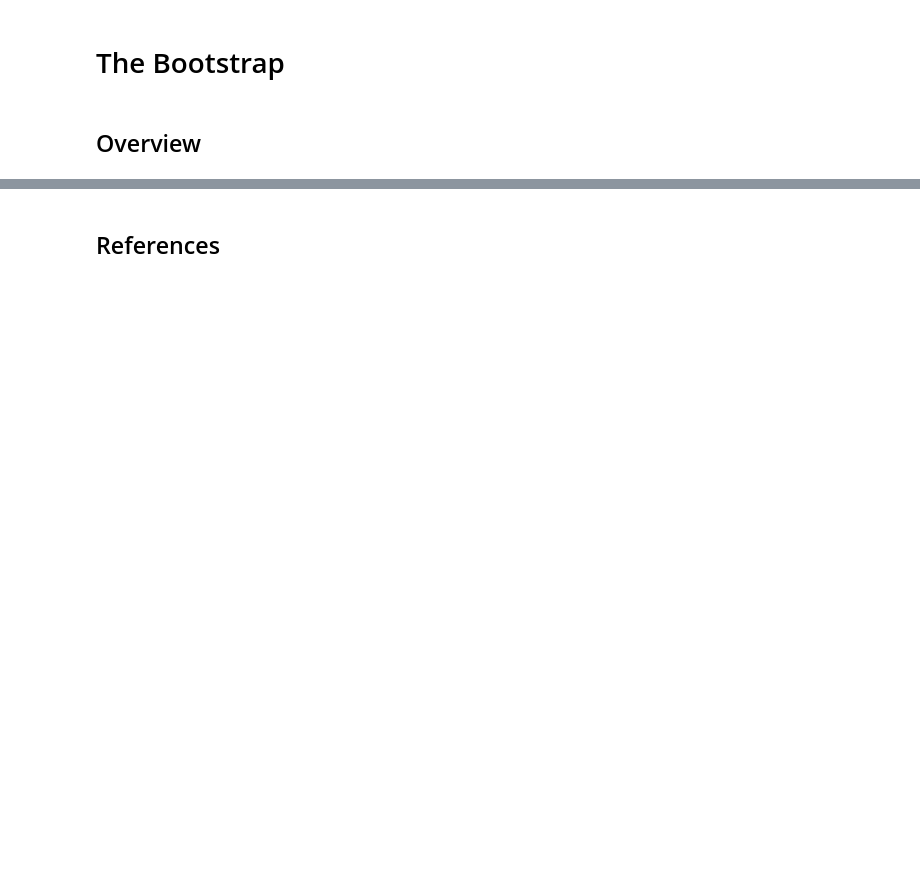
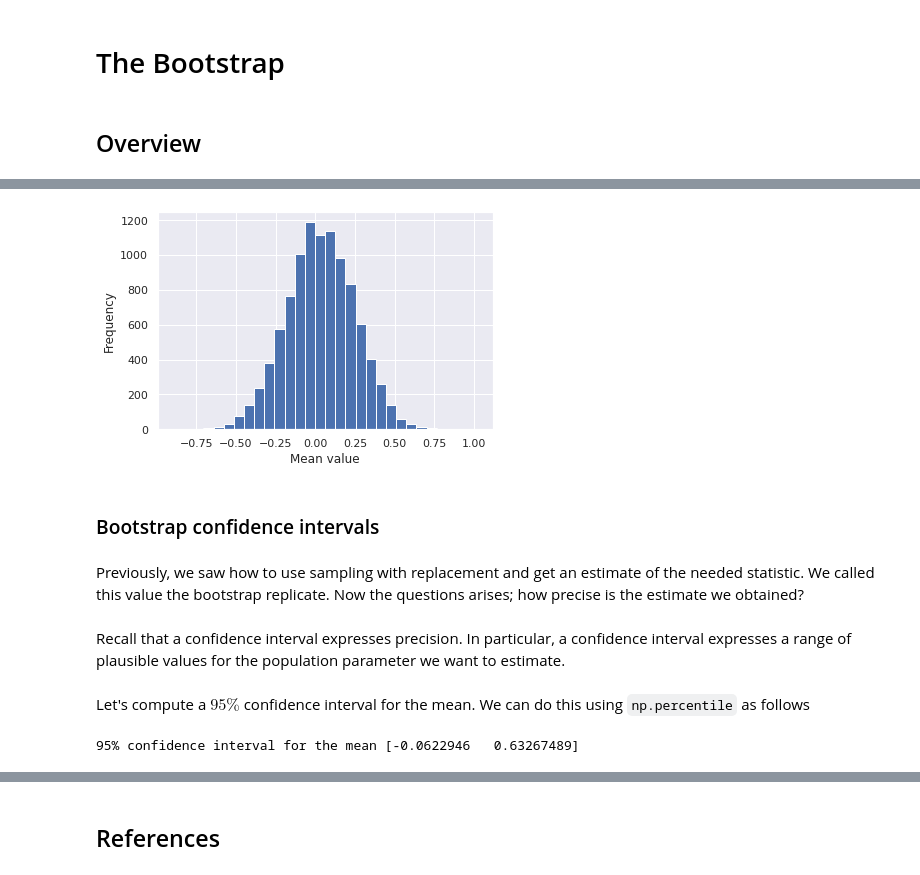
Before and after one commit to pockerman/probability_and_statistics_notes, a Jupyter notebook: probability_and_statistics/simulation_methods/the_bootstrap.ipynb, the cells around one changed output, grey strips where cells are left out. Drawn from its saved outputs; the diff is of its cells as text; code cells hidden in the pictures; blank space fills up the shorter version.

````diff
--- a/probability_and_statistics/simulation_methods/the_bootstrap.ipynb
+++ b/probability_and_statistics/simulation_methods/the_bootstrap.ipynb
@@ -22,0 +148,19 @@ Calculating $se$ requires that we know $\sigma^2$.
+# %%
+_ = plt.hist(sample_means, bins=30)
+_ = plt.xlabel("Mean value")
+_ = plt.ylabel("Frequency")
+plt.show()
+# %% [output]
+[figure, added]
+# %% [markdown]
+### Bootstrap confidence intervals
+# %% [markdown]
+Previously, we saw how to use sampling with replacement and get an estimate of the needed statistic. We called this value the bootstrap replicate. Now the questions arises; how precise is the estimate we obtained?
+# %% [markdown]
+Recall that a confidence interval expresses precision.  In particular, a confidence interval expresses a range of plausible values for the population parameter we want to estimate.
+# %% [markdown]
+Let's compute a $95\%$ confidence interval for the mean. We can do this using ```np.percentile``` as follows
+# %%
+print(f"95% confidence interval for the mean {np.percentile(sample_means, [2.5, 97.5])}")
+# %% [output]
+95% confidence interval for the mean [-0.0622946   0.63267489]
````
Also changed, not shown: parts of 39 cells of this notebook, 5 other files.
